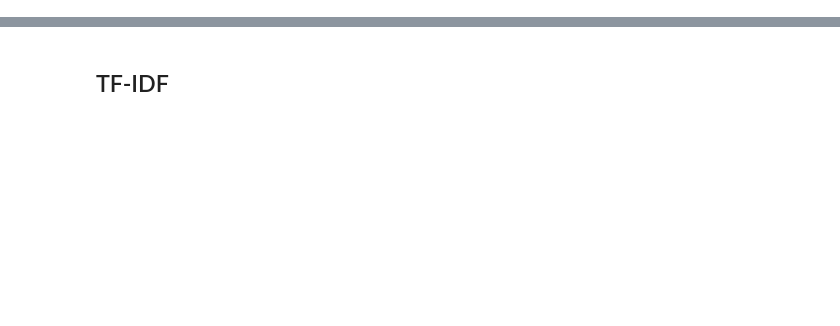
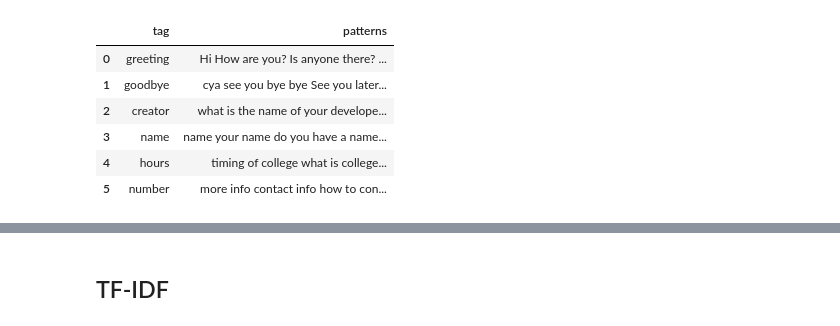
Before and after one commit to IvanSholana/Machine-Learning-Project, a Jupyter notebook: Chatbot/chatbot-project.ipynb, the cells around one changed output, grey strips where cells are left out. Cells and saved outputs as stored; diff of their text form; code cells hidden in the pictures; blank space fills up the shorter version.

```diff
--- a/Chatbot/chatbot-project.ipynb
+++ b/Chatbot/chatbot-project.ipynb
@@ -49,0 +49,4 @@ df = pd.read_csv("./dataset/dataset.csv")
+# %%
+json_data = pd.read_json("./dataset/intents.json")
+df = pd.json_normalize(json_data['intents'])
+df = df.drop('context_set', axis=1)
@@ -50 +75,11 @@ df = pd.read_csv("./dataset/dataset.csv")
+# %%
+df.loc[0:5,['tag','patterns']]
+# %% [output]
+|  | tag | patterns |
+| 0 | greeting | Hi How are you? Is anyone there? ... |
+| 1 | goodbye | cya see you bye bye See you later... |
+| 2 | creator | what is the name of your develope... |
+| 3 | name | name your name do you have a name... |
+| 4 | hours | timing of college what is college... |
+| 5 | number | more info contact info how to con... |
 # %%
```
Also changed, not shown: parts of 33 cells of this notebook, 2 other files.
